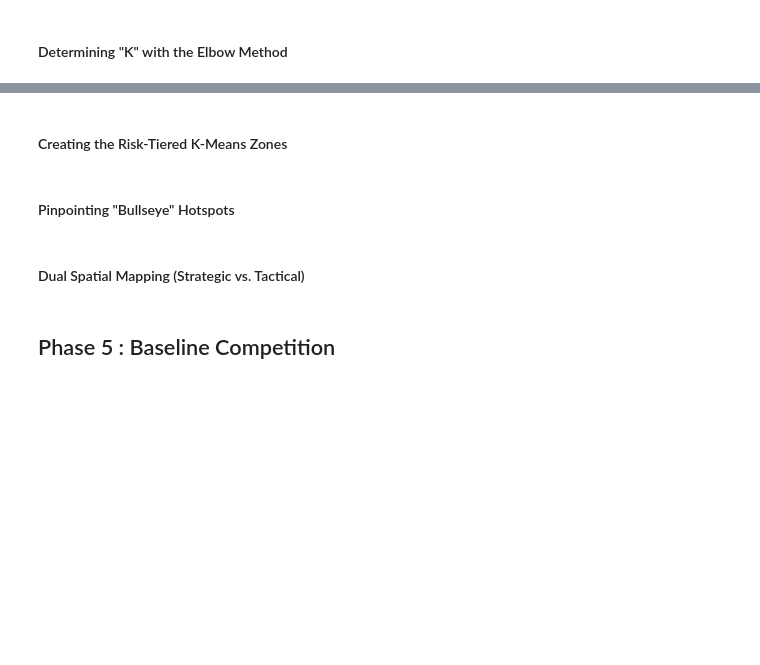
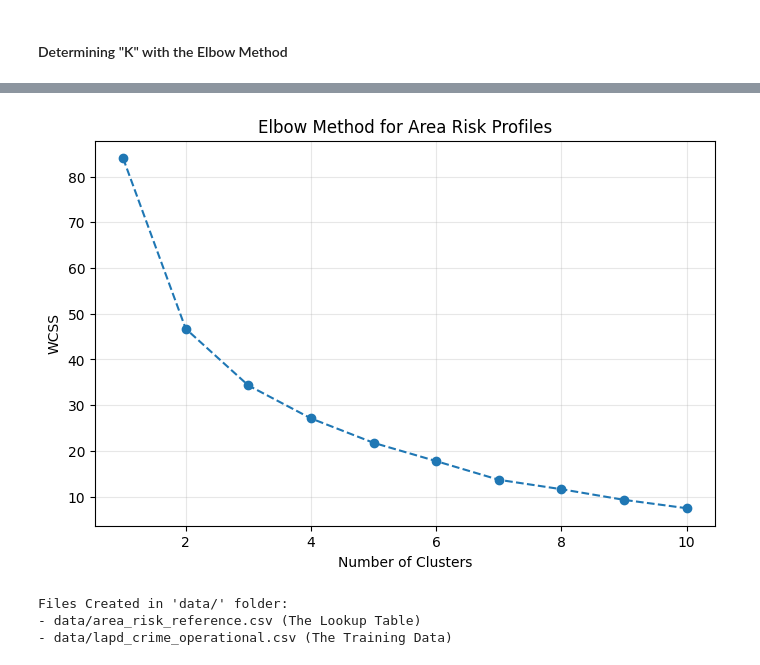
Before and after one commit to Arya1912/Crime-Data, a Jupyter notebook: Draft1.ipynb, the cells around one changed output, grey strips where cells are left out. Drawn from its saved outputs; the diff is of its cells as text; code cells hidden in the pictures; blank space fills up the shorter version.

Commit message:
Phase 3-6

```diff
--- a/Draft1.ipynb
+++ b/Draft1.ipynb
@@ -379,8 +375,72 @@ The statistically optimal value for k is: 3
-# %% [markdown]
-#### Creating the Risk-Tiered K-Means Zones
-# %% [markdown]
-#### Pinpointing "Bullseye" Hotspots
-# %% [markdown]
-#### Dual Spatial Mapping (Strategic vs. Tactical)
-# %% [markdown]
-## Phase 5 : Baseline Competition
+# %%
+import pandas as pd
+import numpy as np
+import matplotlib.pyplot as plt
+from sklearn.cluster import KMeans
+from sklearn.preprocessing import StandardScaler
+
+# 1. Load the original cleaned data
+df = pd.read_csv('data/lapd_crime_cleaned.csv')
+
+# 2. Create Area Profiles (The "Features" for K-Means)
+area_stats = df.groupby('AREA NAME').agg({
+    'DR_NO': 'count',                                  # Total Volume
+    'crime_type': lambda x: (x == 'Violent').mean(),   # % of Serious Crime
+    'LAT': 'mean',                                     # Geographic Center
+    'LON': 'mean'
+}).rename(columns={'DR_NO': 'volume', 'crime_type': 'violence_rate'})
+
+# 3. Standardize Features (Crucial for K-Means)
+scaler = StandardScaler()
+X_scaled = scaler.fit_transform(area_stats)
+
+# 4. Elbow Method for Area Profiles
+wcss = []
+for i in range(1, 11):
+    km = KMeans(n_clusters=i, init='k-means++', n_init=10, random_state=42)
+    km.fit(X_scaled)
+    wcss.append(km.inertia_)
+
+# optimal_k = find_knee_point(list(k_range), wcss)
+
+plt.figure(figsize=(8, 5))
+plt.plot(range(1, 11), wcss, marker='o', linestyle='--')
+plt.title('Elbow Method for Area Risk Profiles')
+plt.xlabel('Number of Clusters')
+plt.ylabel('WCSS')
+plt.grid(True, alpha=0.3)
+plt.show()
+
+# print(f"Optimal number of clusters for area risk profiling: {optimal_k}")
+# %% [output]
+[figure, added]
+# %%
+# 5. Run K-Means with k=3
+kmeans = KMeans(n_clusters=3, init='k-means++', n_init=10, random_state=42)
+area_stats['cluster_id'] = kmeans.fit_predict(X_scaled)
+
+# 6. Rank Clusters by "Danger Score" (Volume + Violence Rate)
+# We calculate a score to ensure High/Med/Low are assigned correctly
+area_stats['danger_score'] = area_stats['volume'] * area_stats['violence_rate']
+cluster_ranks = area_stats.groupby('cluster_id')['danger_score'].mean().sort_values(ascending=False)
+
+rank_map = {cluster_ranks.index[0]: 'High',
+            cluster_ranks.index[1]: 'Medium',
+            cluster_ranks.index[2]: 'Low'}
+
+area_stats['risk_tier'] = area_stats['cluster_id'].map(rank_map)
+
+# 7. Merge back to the main dataframe to create the Operational File
+df_operational = df.merge(area_stats[['risk_tier']], on='AREA NAME', how='left')
+
+# 8. Save ALL files to the data folder
+area_stats.to_csv('data/area_risk_reference.csv')
+df_operational.to_csv('data/lapd_crime_operational.csv', index=False)
+
+print("Files Created in 'data/' folder:")
+print("- data/area_risk_reference.csv (The Lookup Table)")
+print("- data/lapd_crime_operational.csv (The Training Data)")
+# %% [output]
+Files Created in 'data/' folder:
+- data/area_risk_reference.csv (The Lookup Table)
+- data/lapd_crime_operational.csv (The Training Data)
```
Also changed, not shown: parts of 18 cells of this notebook.
